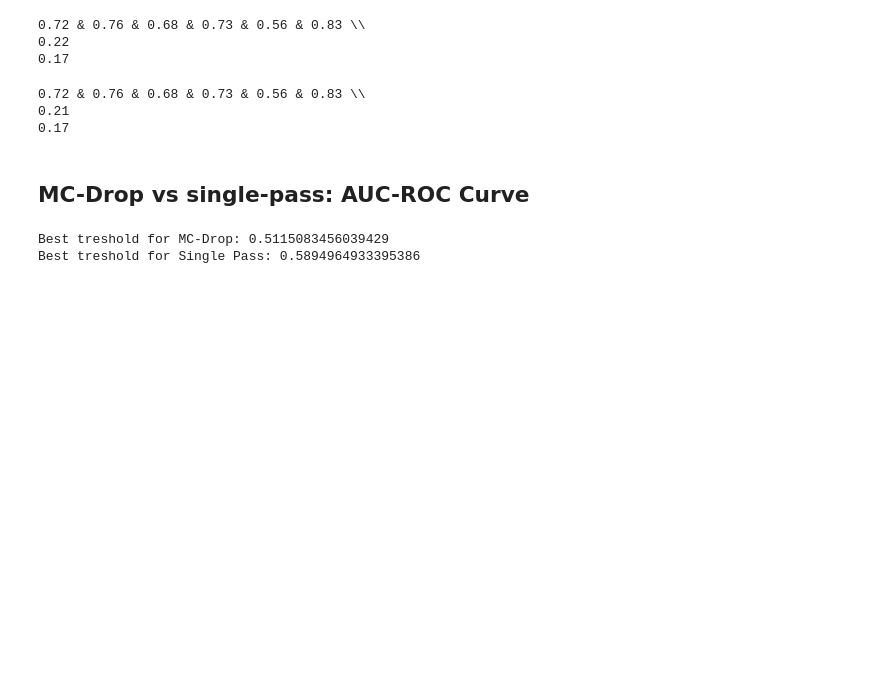
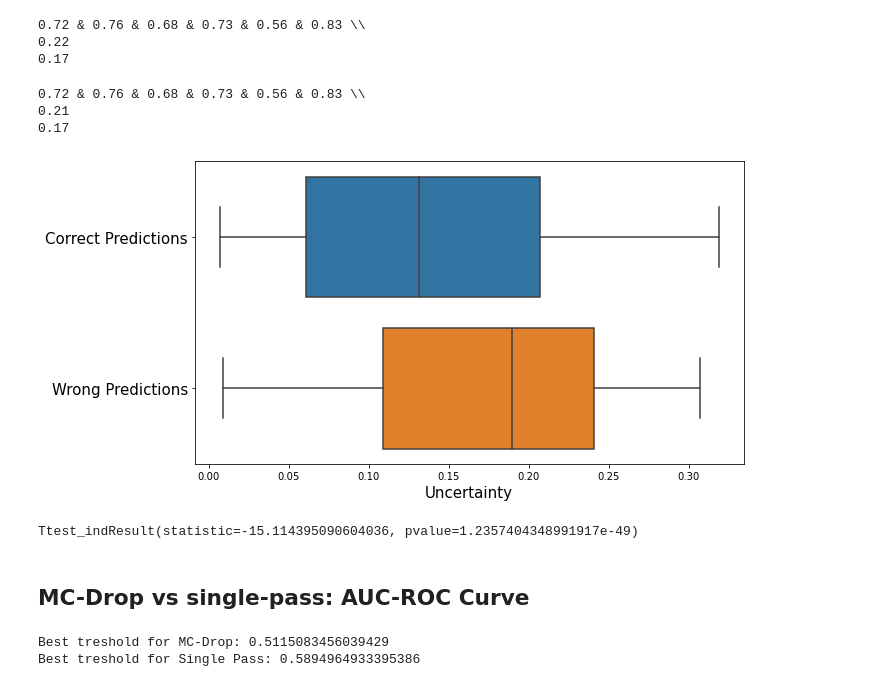
Before and after one commit to tighu20/adni_phenotypes, a Jupyter notebook: results/NACC_Results_ADvsALL.ipynb, the cells around one changed output. Drawn from its saved outputs; the diff is of its cells as text; code cells hidden in the pictures; blank space fills up the shorter version.

Commit message:
new results for model comparison on uncertainty levels

```diff
--- a/results/NACC_Results_ADvsALL.ipynb
+++ b/results/NACC_Results_ADvsALL.ipynb
@@ -138,3 +138,10 @@ print_latex_performance(joined_df)
 0.72 & 0.76 & 0.68 & 0.73 & 0.56 & 0.83 \\
 0.21
 0.17
+# %%
+joined_df.loc[joined_df['mean'] < 0.5, 'mean'] = 0
+joined_df.loc[joined_df['mean'] >= 0.5, 'mean'] = 1
+# %%
+joined_df.loc[joined_df['mean'] == joined_df['diagnosis'], 'group'] = 'Correct Predictions'
+joined_df.loc[joined_df['mean'] != joined_df['diagnosis'], 'group'] = 'Wrong Predictions'
+joined_for_sns = pd.concat([joined_df.loc[joined_df['mean'] == joined_df['diagnosis'], ['group', 'std']], joined_df.loc[joined_df['mean'] != joined_df['diagnosis'], ['group', 'std']]])
@@ -140,0 +150,14 @@ print_latex_performance(joined_df)
+# %%
+plt.subplots(figsize=(10, 5))
+
+g1 = sns.boxplot(data=joined_for_sns, y='group', x='std')
+g1.set(ylabel=None)
+#g1.set(xlabel='Uncertainty')
+
+g1.tick_params(axis='y', labelsize=15)
+g1.set_xlabel('Uncertainty',fontsize=15)
+
+plt.tight_layout()
+plt.savefig('figs/nacc_uncertainty.png')
+# %% [output]
+[figure, added]
@@ -141,3 +166,9 @@ print_latex_performance(joined_df)
+# %%
+stats.ttest_ind(joined_df.loc[joined_df['mean'] == joined_df['diagnosis'], 'std'].values,
+                joined_df.loc[joined_df['mean'] != joined_df['diagnosis'], 'std'].values,
+               equal_var=False)
+# %% [output]
+Ttest_indResult(statistic=-15.114395090604036, pvalue=1.2357404348991917e-49)
 # %% [markdown]
 ## MC-Drop vs single-pass: AUC-ROC Curve
 # %%
```
Also changed, not shown: parts of 3 cells of this notebook, 4 other files.
